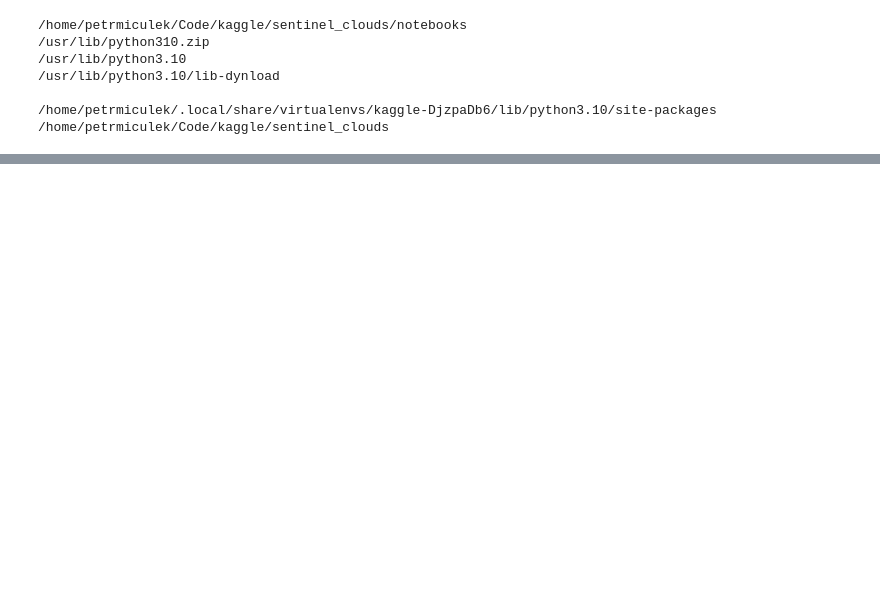
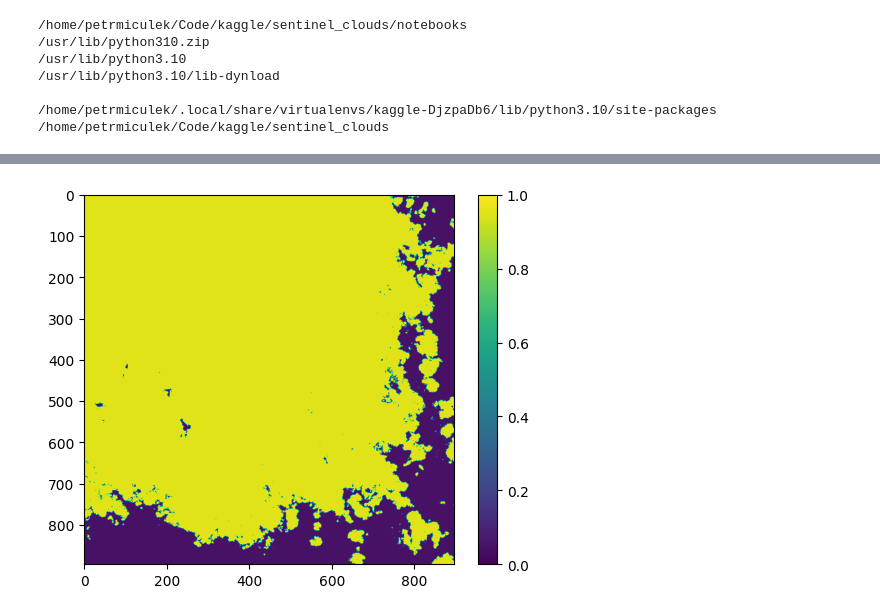
Before and after one commit to petrmiculek/sentinel-clouds, a Jupyter notebook: notebooks/eval.ipynb, the cells around one changed output, grey strips where cells are left out. Cells and saved outputs as stored; diff of their text form; code cells hidden in the pictures; blank space fills up the shorter version.

```diff
--- a/notebooks/eval.ipynb
+++ b/notebooks/eval.ipynb
@@ -109,0 +200,7 @@ model_summary.total_param_bytes, model_summary.total_params
+# %%
+lc = untile(...)
+plt.imshow(lc[0], vmin=0, vmax=1)
+plt.colorbar()
+plt.show()
+# %% [output]
+[figure, added]
```
Also changed, not shown: parts of 31 cells of this notebook, 7 other files.
